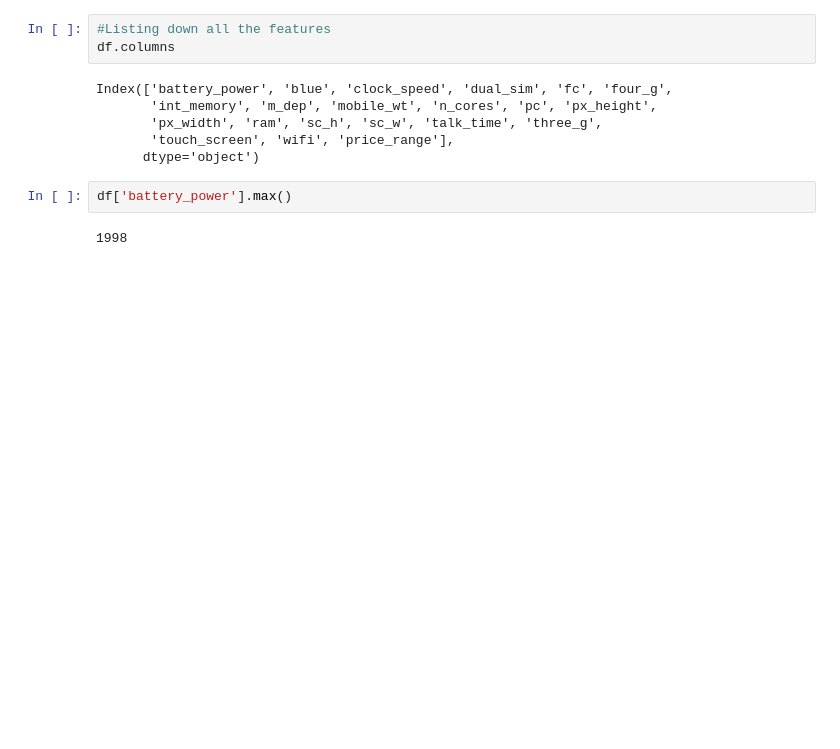
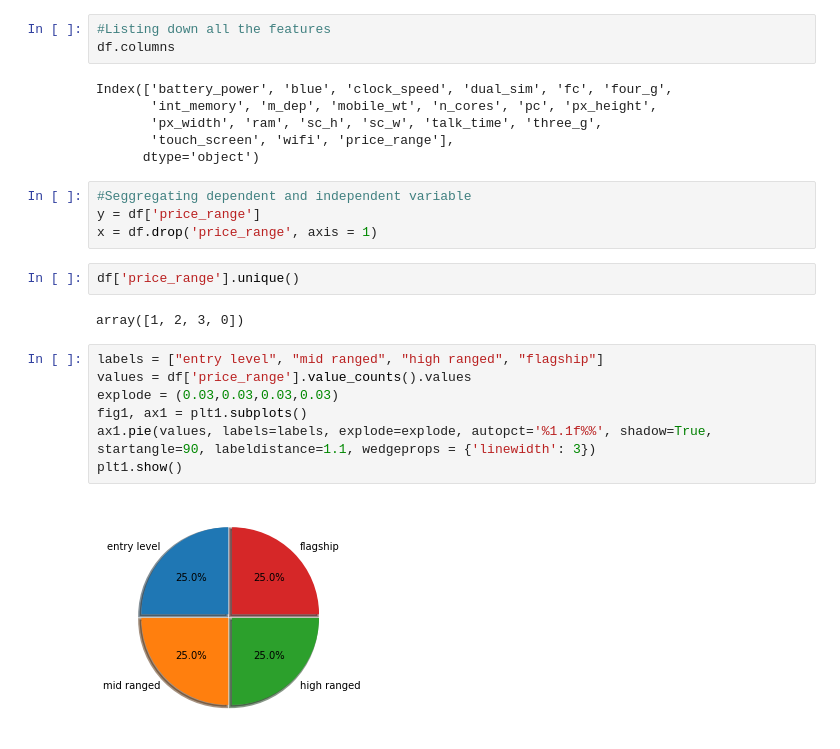
Before and after one commit to spandit98/Mobile-Price-Range-Prediction, a Jupyter notebook: Mobile_Price_Range_Prediction_Soumyadeep.ipynb, the cells around one changed output. Saved outputs shown, nothing was run; the diff lists cells and outputs as text; blank space fills up the shorter version.

```diff
--- a/Mobile_Price_Range_Prediction_Soumyadeep.ipynb
+++ b/Mobile_Price_Range_Prediction_Soumyadeep.ipynb
@@ -160,7 +161,20 @@ Index(['battery_power', 'blue', 'clock_speed', 'dual_sim', 'fc', 'four_g',
        'px_width', 'ram', 'sc_h', 'sc_w', 'talk_time', 'three_g',
        'touch_screen', 'wifi', 'price_range'],
       dtype='object')
-# %%
-df['battery_power'].max()
-# %% [output]
-1998
+# %%
+#Seggregating dependent and independent variable
+y = df['price_range']
+x = df.drop('price_range', axis = 1)
+# %%
+df['price_range'].unique()
+# %% [output]
+array([1, 2, 3, 0])
+# %%
+labels = ["entry level", "mid ranged", "high ranged", "flagship"]
+values = df['price_range'].value_counts().values
+explode = (0.03,0.03,0.03,0.03)
+fig1, ax1 = plt1.subplots()
+ax1.pie(values, labels=labels, explode=explode, autopct='%1.1f%%', shadow=True, startangle=90, labeldistance=1.1, wedgeprops = {'linewidth': 3})
+plt1.show()
+# %% [output]
+[figure, added]
```
Also changed, not shown: parts of 1 cell of this notebook.
